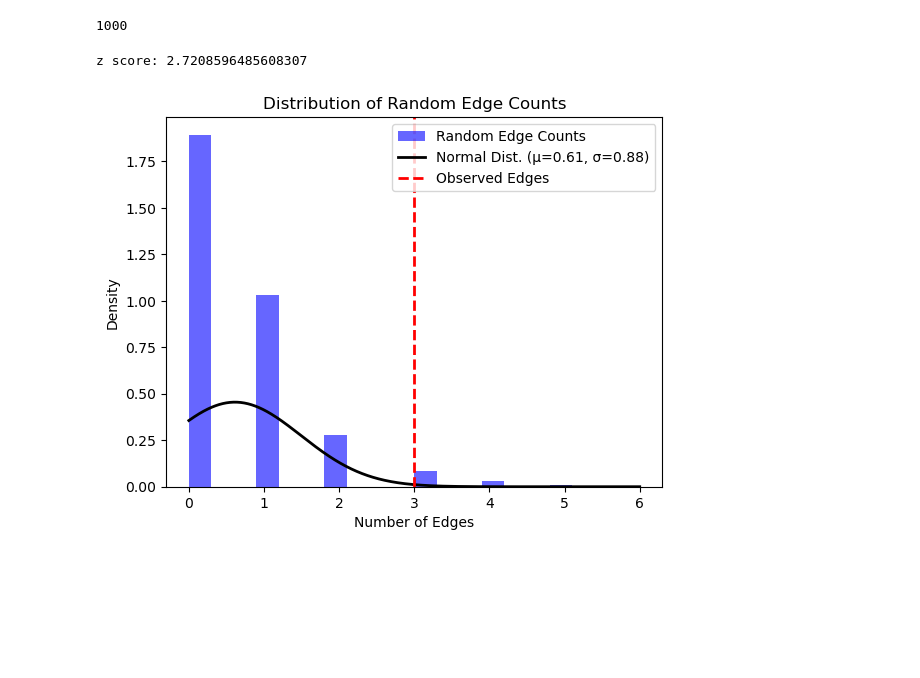
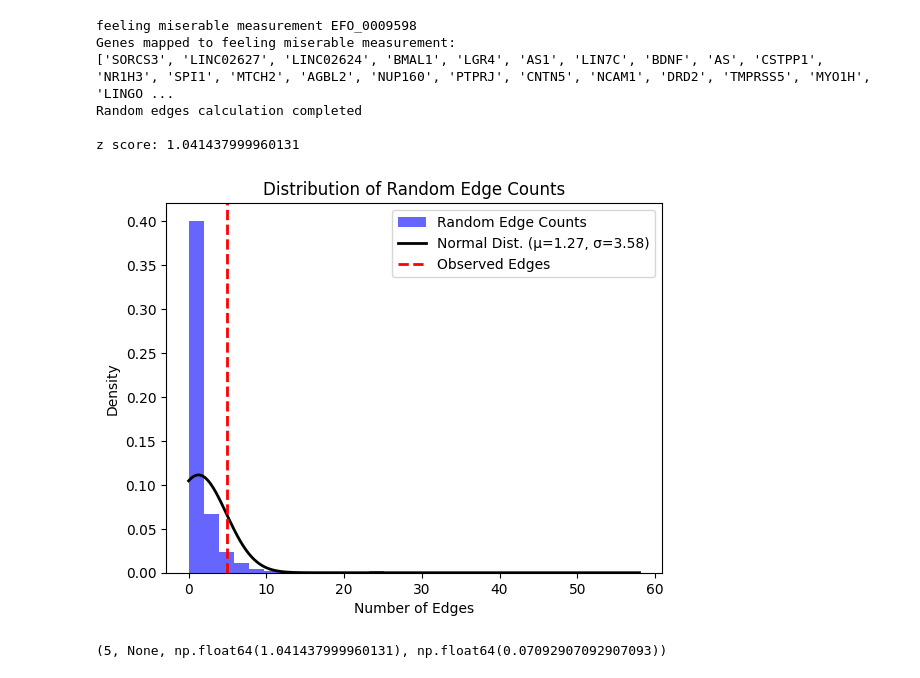
Before and after one commit to aliko27/TADandPPI, a Jupyter notebook: test.ipynb, the cells around one changed output. Cells and saved outputs as stored; diff of their text form; code cells hidden in the pictures; blank space fills up the shorter version.

```diff
--- a/test.ipynb
+++ b/test.ipynb
@@ -74,9 +20,12 @@ Random edges calculation completed
-# %%
-len(disease.random_edges)
-# %% [output]
-1000
-# %%
-disease.compare_statistically()
-# %% [output]
-z score: 2.7208596485608307
-[figure, removed]
+# %%
+disease = Disease('feeling miserable measurement', 'EFO_0009598', 'biogrid')
+disease.run()
+# %% [output]
+feeling miserable measurement EFO_0009598
+Genes mapped to feeling miserable measurement:
+['SORCS3', 'LINC02627', 'LINC02624', 'BMAL1', 'LGR4', 'AS1', 'LIN7C', 'BDNF', 'AS', 'CSTPP1', 'NR1H3', 'SPI1', 'MTCH2', 'AGBL2', 'NUP160', 'PTPRJ', 'CNTN5', 'NCAM1', 'DRD2', 'TMPRSS5', 'MYO1H', 'LINGO ...
+Random edges calculation completed
+
+z score: 1.041437999960131
+[figure, added]
+(5, None, np.float64(1.041437999960131), np.float64(0.07092907092907093))
```
Also changed, not shown: parts of 12 cells of this notebook, 21 other files.
